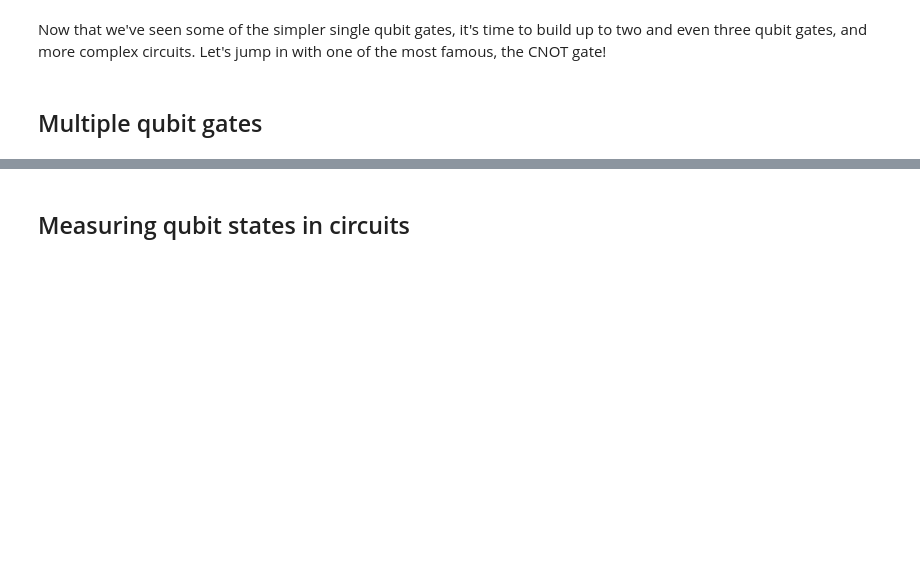
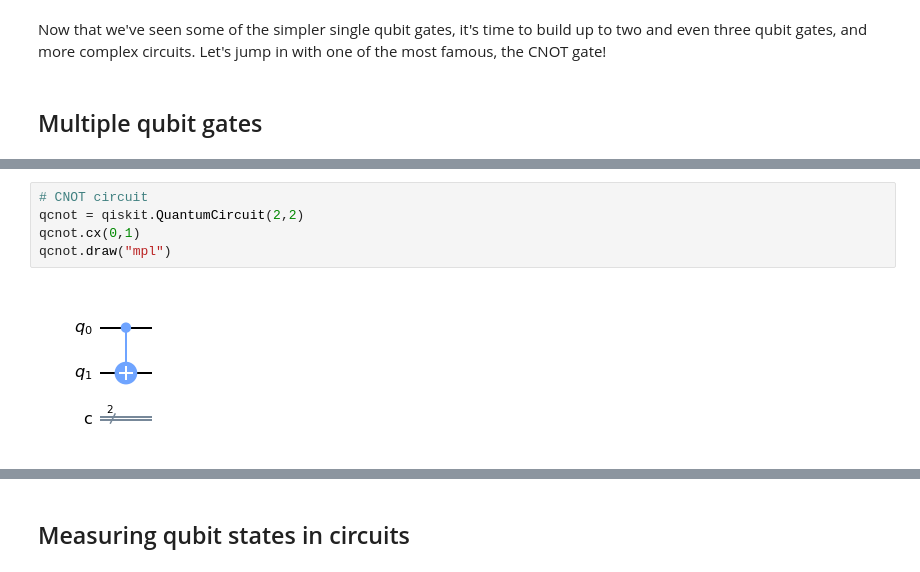
Before and after one commit to kylegodbey/nuclear-quantum-computing, a Jupyter notebook: nuclear-qc/intro-qc/gates.ipynb, the cells around one changed output, grey strips where cells are left out. Cells and saved outputs as stored; diff of their text form; blank space fills up the shorter version.

Commit message:
added cnot

```diff
--- a/nuclear-qc/intro-qc/gates.ipynb
+++ b/nuclear-qc/intro-qc/gates.ipynb
@@ -247,0 +252,7 @@ Now that we've seen some of the simpler single qubit gates, it's time to build u
+# %%
+# CNOT circuit
+qcnot = qiskit.QuantumCircuit(2,2)
+qcnot.cx(0,1)
+qcnot.draw("mpl")
+# %% [output]
+[figure, added]
```
Also changed, not shown: parts of 6 cells of this notebook.
